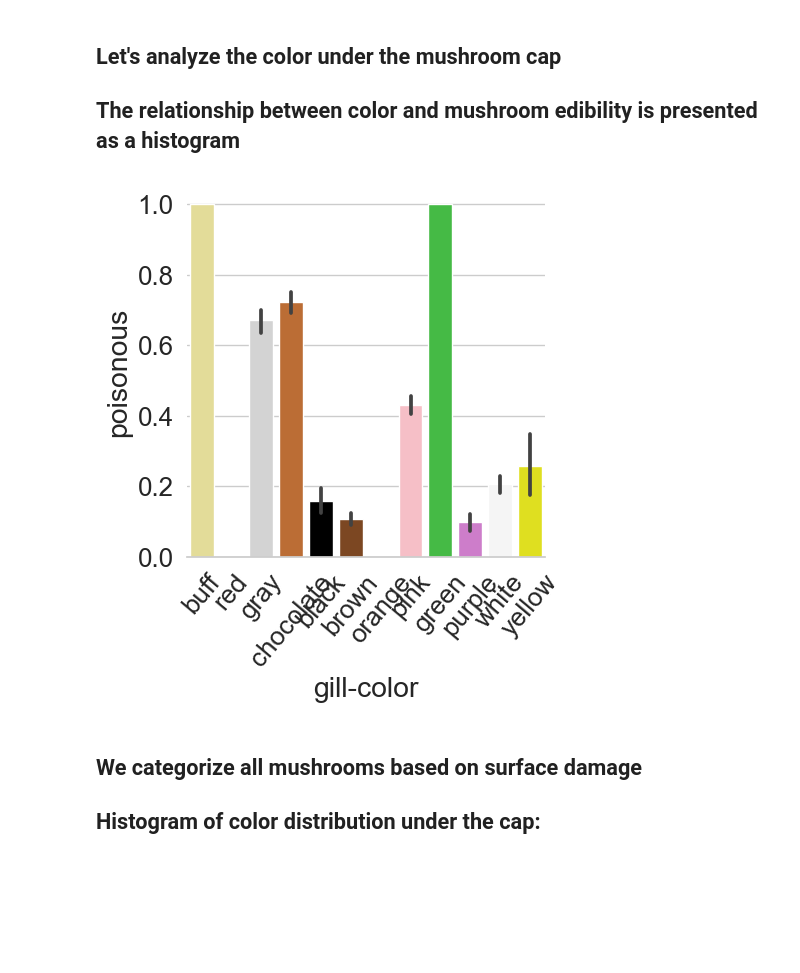
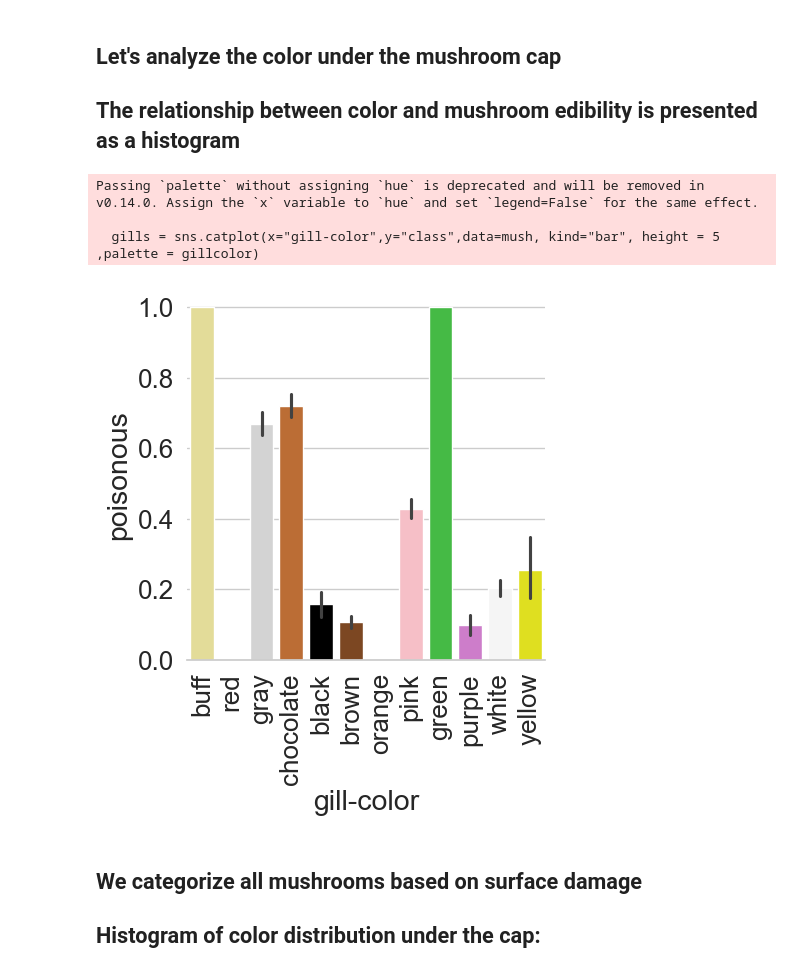
Before and after one commit to nico1008/Mushrooms, a Jupyter notebook: Mushroom.ipynb, the cells around one changed output. Cells and saved outputs as stored; diff of their text form; code cells hidden in the pictures; blank space fills up the shorter version.

Commit message:
data analysis improvement and beginning of ml model classificator development

```diff
--- a/Mushroom.ipynb
+++ b/Mushroom.ipynb
@@ -126,14 +126,17 @@ plt.show()
 # %%
 gillcolor = ["khaki","Red","lightGrey","chocolate","Black","saddleBrown","orange","lightpink","limegreen","orchid","whitesmoke","Yellow"]
 gillname  = ["buff","red","gray","chocolate","black","brown","orange","pink","green","purple","white","yellow"]
 
 gills = sns.catplot(x="gill-color",y="class",data=mush, kind="bar", height = 5 ,palette = gillcolor)
 gills.despine(left=True)
-gills.set_xticklabels(rotation=50)
+gills.set_xticklabels(rotation=90)
 gills.set( xticks=range(0,12), xticklabels=gillname )
 gills = gills.set_ylabels("poisonous")
 # %% [output]
+Passing `palette` without assigning `hue` is deprecated and will be removed in v0.14.0. Assign the `x` variable to `hue` and set `legend=False` for the same effect.
+
+  gills = sns.catplot(x="gill-color",y="class",data=mush, kind="bar", height = 5 ,palette = gillcolor)
-[figure, old version]
+[figure, new version]
 # %% [markdown]
 ## We categorize all mushrooms based on surface damage
 ## Histogram of color distribution under the cap:
```
Also changed, not shown: parts of 23 cells of this notebook, 1 other file.
